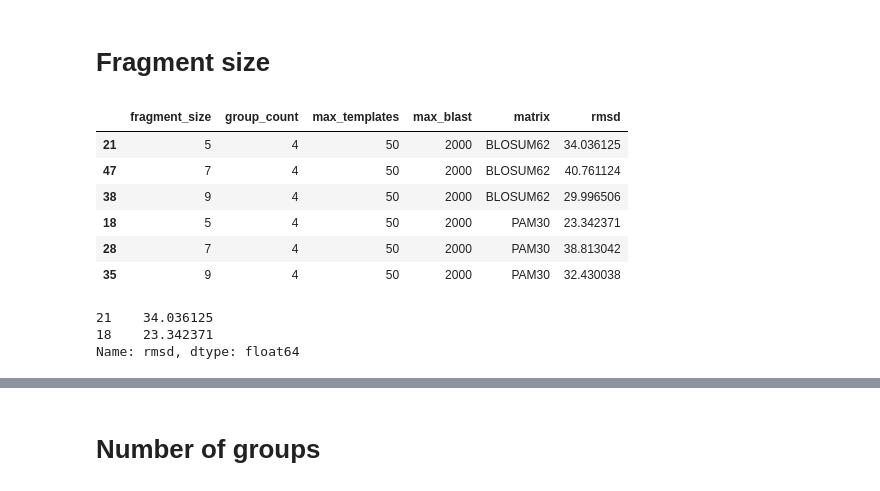
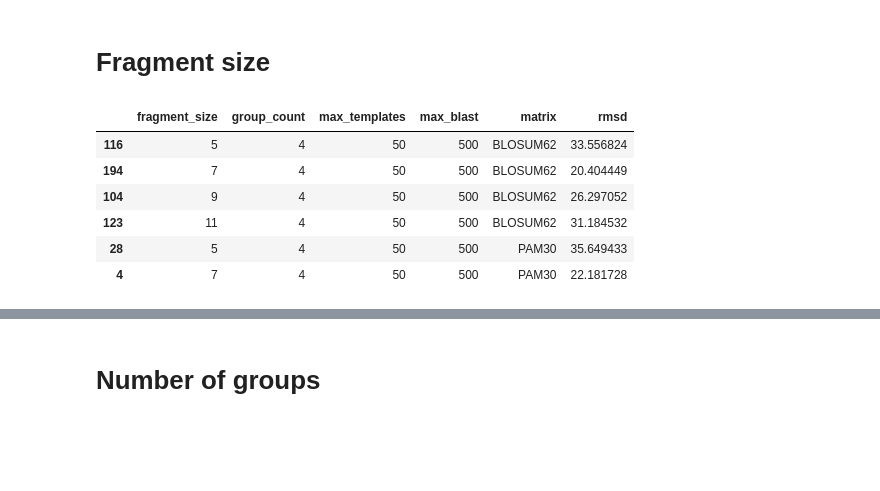
Before and after one commit to FlavielleBM/cref2, a Jupyter notebook: Prediction Parameters.ipynb, the cells around one changed output, grey strips where cells are left out. Drawn from its saved outputs; the diff is of its cells as text; code cells hidden in the pictures; blank space fills up the shorter version.

```diff
--- a/Prediction Parameters.ipynb
+++ b/Prediction Parameters.ipynb
@@ -8,7 +10,7 @@ pdb_id = '1OPD'
 # %% [markdown]
 # Input data: sanity check
 # %%
-rmsds = pandas.read_csv(pdb_id + '.rmsd.csv', index_col=0)
+rmsds = pd.read_csv(pdb_id + '.rmsd.csv', index_col=0)
 rmsds[:3]
 # %% [output]
 |  | fragment_size | group_count | max_templates | max_blast | matrix | rmsd |
@@ -22,23 +60,13 @@ len(rmsds)
 # %% [markdown]
 # Fragment size
 # %%
-rmsds = rmsds.sort(['group_count', 'max_templates', 'max_blast', 'matrix', 'fragment_size'])
+rmsds = rmsds.sort_values(by=['group_count', 'max_templates', 'max_blast', 'matrix', 'fragment_size'])
 rmsds[:6]
 # %% [output]
 |  | fragment_size | group_count | max_templates | max_blast | matrix | rmsd |
-| 21 | 5 | 4 | 50 | 2000 | BLOSUM62 | 34.036125 |
-| 47 | 7 | 4 | 50 | 2000 | BLOSUM62 | 40.761124 |
-| 38 | 9 | 4 | 50 | 2000 | BLOSUM62 | 29.996506 |
-| 18 | 5 | 4 | 50 | 2000 | PAM30 | 23.342371 |
-| 28 | 7 | 4 | 50 | 2000 | PAM30 | 38.813042 |
-| 35 | 9 | 4 | 50 | 2000 | PAM30 | 32.430038 |
+| 116 | 5 | 4 | 50 | 500 | BLOSUM62 | 33.556824 |
+| 194 | 7 | 4 | 50 | 500 | BLOSUM62 | 20.404449 |
+| 104 | 9 | 4 | 50 | 500 | BLOSUM62 | 26.297052 |
+| 123 | 11 | 4 | 50 | 500 | BLOSUM62 | 31.184532 |
+| 28 | 5 | 4 | 50 | 500 | PAM30 | 35.649433 |
+| 4 | 7 | 4 | 50 | 500 | PAM30 | 22.181728 |
-# %%
-fragment5 = rmsds[rmsds['fragment_size'] == 5]['rmsd']
-fragment7 = rmsds[rmsds['fragment_size'] == 7]['rmsd']
-fragment9 = rmsds[rmsds['fragment_size'] == 9]['rmsd']
-
-fragment5[:2]
-# %% [output]
-21    34.036125
-18    23.342371
-Name: rmsd, dtype: float64
```
Also changed, not shown: parts of 29 cells of this notebook.
